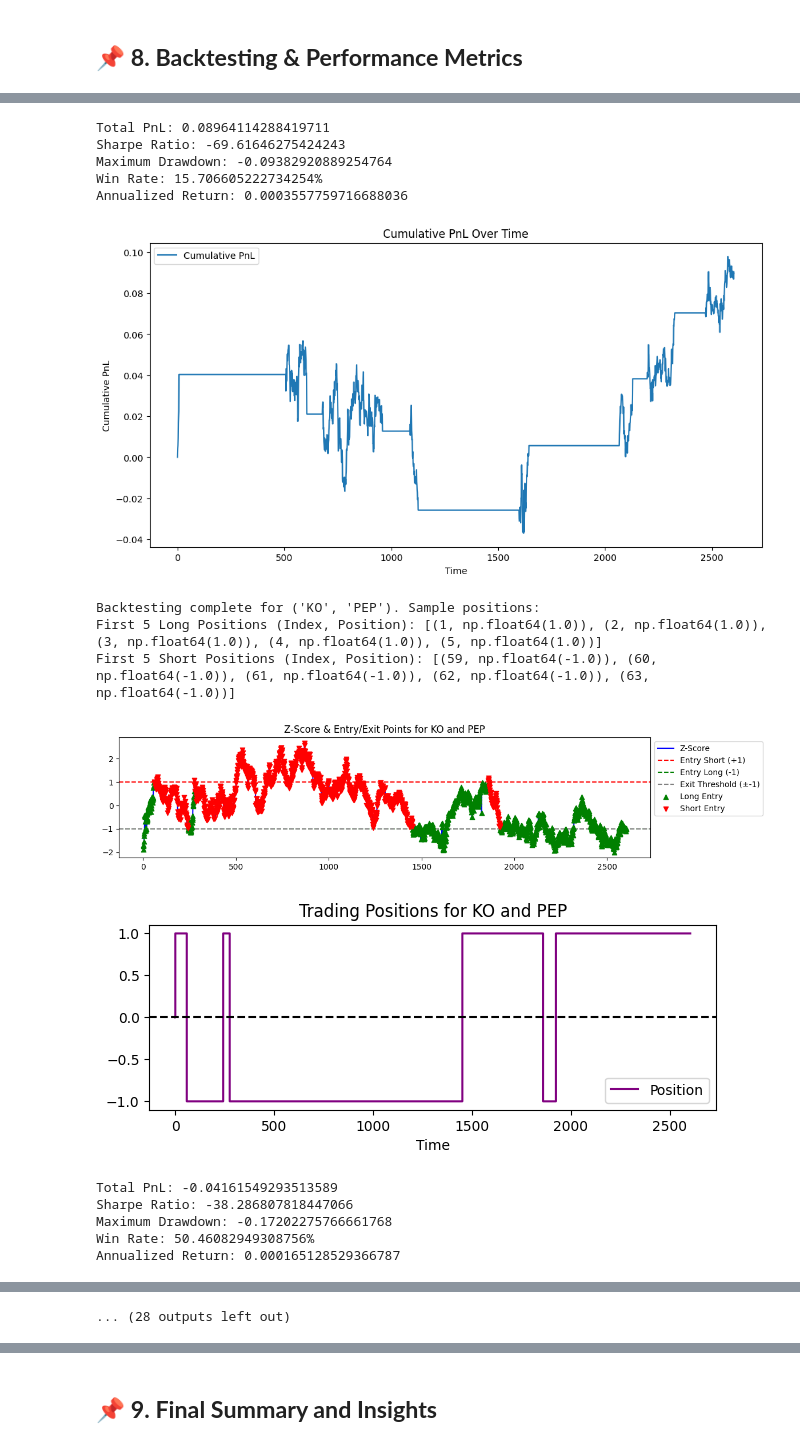
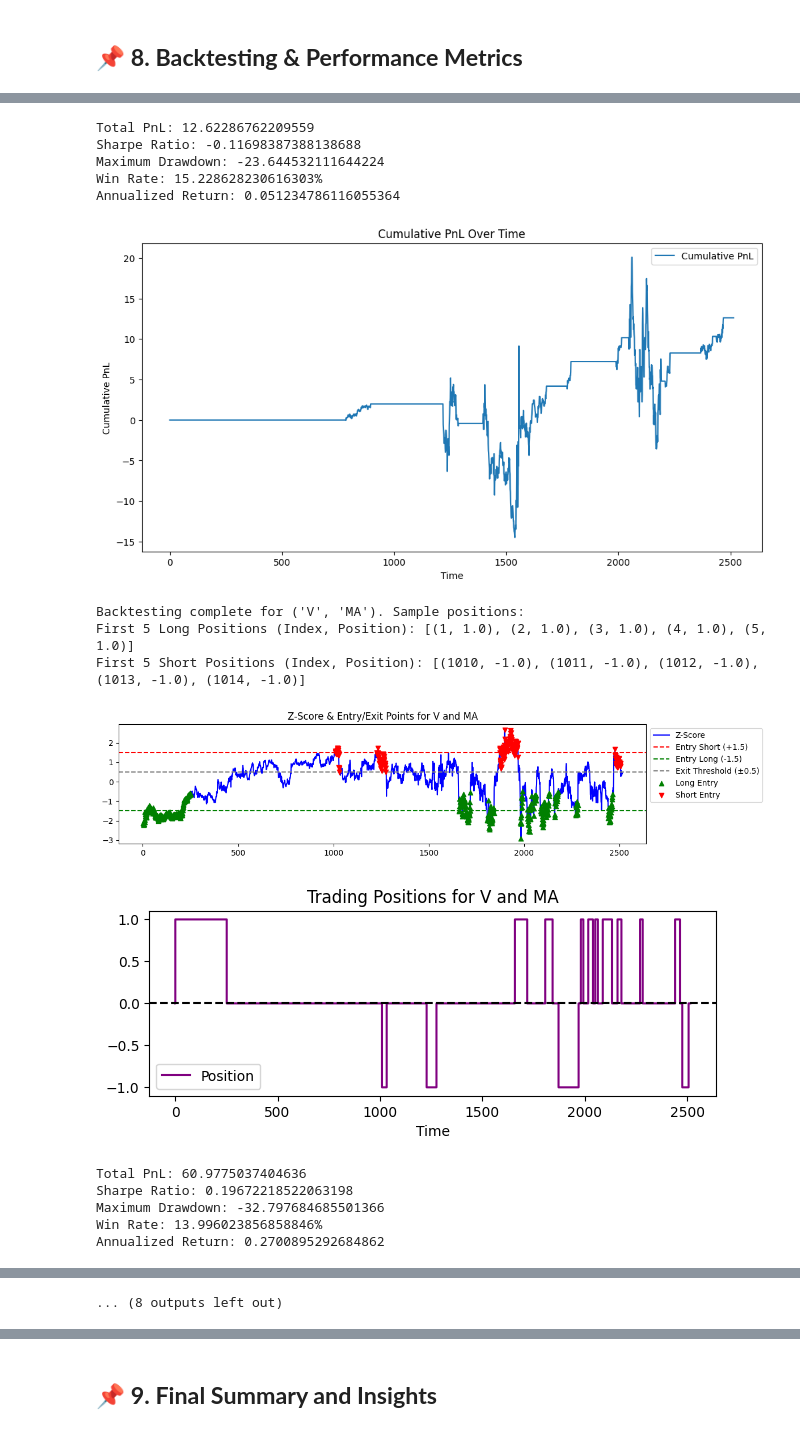
Before and after one commit to pbucukoglu/PairTradeArbitrage, a Jupyter notebook: Arbitrage_Strategy_with_Pair_Trading_FINAL.ipynb, the cells around one changed output, grey strips where cells are left out. Saved outputs shown, nothing was run; the diff lists cells and outputs as text; code cells hidden in the pictures.

```diff
--- a/Arbitrage_Strategy_with_Pair_Trading_FINAL.ipynb
+++ b/Arbitrage_Strategy_with_Pair_Trading_FINAL.ipynb
@@ -39,6 +39,8 @@ def get_data(pair, start='2014-01-01', end='2024-01-01'):
 # Define stock and currency pairs for analysis
 # List of stock pairs
 stock_pairs = [
+    ('AAPL', 'MSFT'),
+    ('SPY', 'QQQ'),
     ('AU', 'AG'),  # Gold & silver mining #not
     ('KO', 'PEP'),  # Beverage competitors
     ('V', 'MA'),  # Payment processors
@@ -228,7 +220,6 @@ for pair in correlated_pairs:
     asset1 = pair_data[0]
     asset2 = pair_data[1]
     # Cointegration test
-    print("asset1: ", asset1)
     cointegration_p = test_cointegration(asset1, asset2)
 
     # Store results
@@ -243,7 +234,7 @@ for pair in correlated_pairs:
 
     # If cointegrated, add to list
     if is_cointegrated:
-        cointegrated_pairs[pair] = (data[0], data[1])
+        cointegrated_pairs[pair] = (pair_data[0], pair_data[1])
 
 # Convert results to DataFrame for better readability
 cointegration_df = pd.DataFrame(cointegration_results).T
@@ -371,11 +358,7 @@ for pair in cointegrated_pairs:
     print(f"   - ADF Test p-value on Spread: {adf_p_value:.4f} {'✅ Stationary' if adf_p_value < 0.05 else '❌ Not Stationary'}")
 
     # Plot spread
-    plot_spread(spread, pair)
-
-# Convert spread results into a DataFrame for further analysis
-spread_df = pd.DataFrame(spread_results)
-display(spread_df.head())
+    #plot_spread(spread, pair)
 # %% [output]
 ✅ Computing and Analyzing Spread for Cointegrated Pairs:
 
@@ -657,7 +630,7 @@ for pair in cointegrated_pairs:
     # Store results for different thresholds
     backtest_results[pair] = {}
 
-    for entry_threshold, exit_threshold in [(1.5, 0.5), (1, -1)]:
+    for entry_threshold, exit_threshold in [(1.5, 0.5)]:
         positions = backtest(z_scores, entry_threshold, exit_threshold)
         pnl = calculate_pnl(positions, asset1, asset2, hedge_ratio)
         cumulative_pnl = np.cumsum(pnl)
@@ -690,16 +663,16 @@ First 5 Short Positions (Index, Position): [(507, np.float64(-1.0)), (508, np.fl
-Total PnL: 0.08964114288419711
-Sharpe Ratio: -69.61646275424243
-Maximum Drawdown: -0.09382920889254764
-Win Rate: 15.706605222734254%
-Annualized Return: 0.0003557759716688036
+Total PnL: 12.62286762209559
+Sharpe Ratio: -0.11698387388138688
+Maximum Drawdown: -23.644532111644224
+Win Rate: 15.228628230616303%
+Annualized Return: 0.051234786116055364
-[figure, old version]
+[figure, new version]
-Backtesting complete for ('KO', 'PEP'). Sample positions:
-First 5 Long Positions (Index, Position): [(1, np.float64(1.0)), (2, np.float64(1.0)), (3, np.float64(1.0)), (4, np.float64(1.0)), (5, np.float64(1.0))]
-First 5 Short Positions (Index, Position): [(59, np.float64(-1.0)), (60, np.float64(-1.0)), (61, np.float64(-1.0)), (62, np.float64(-1.0)), (63, np.float64(-1.0))]
+Backtesting complete for ('V', 'MA'). Sample positions:
+First 5 Long Positions (Index, Position): [(1, 1.0), (2, 1.0), (3, 1.0), (4, 1.0), (5, 1.0)]
+First 5 Short Positions (Index, Position): [(1010, -1.0), (1011, -1.0), (1012, -1.0), (1013, -1.0), (1014, -1.0)]
-[figure, old version]
+[figure, new version]
-[figure, old version]
+[figure, new version]
-Total PnL: -0.04161549293513589
-Sharpe Ratio: -38.286807818447066
-Maximum Drawdown: -0.17202275766661768
-Win Rate: 50.46082949308756%
-Annualized Return: 0.000165128529366787
+Total PnL: 60.9775037404636
+Sharpe Ratio: 0.19672218522063198
+Maximum Drawdown: -32.797684685501366
+Win Rate: 13.996023856858846%
+Annualized Return: 0.2700895292684862
@@ -711,4 +684,4 @@ First 5 Short Positions (Index, Position): [(507, np.float64(-1.0)), (508, np.fl
-... (28 outputs left out)
+... (8 outputs left out)
 # %% [markdown]
 
 
```
Also changed, not shown: parts of 14 cells of this notebook.
